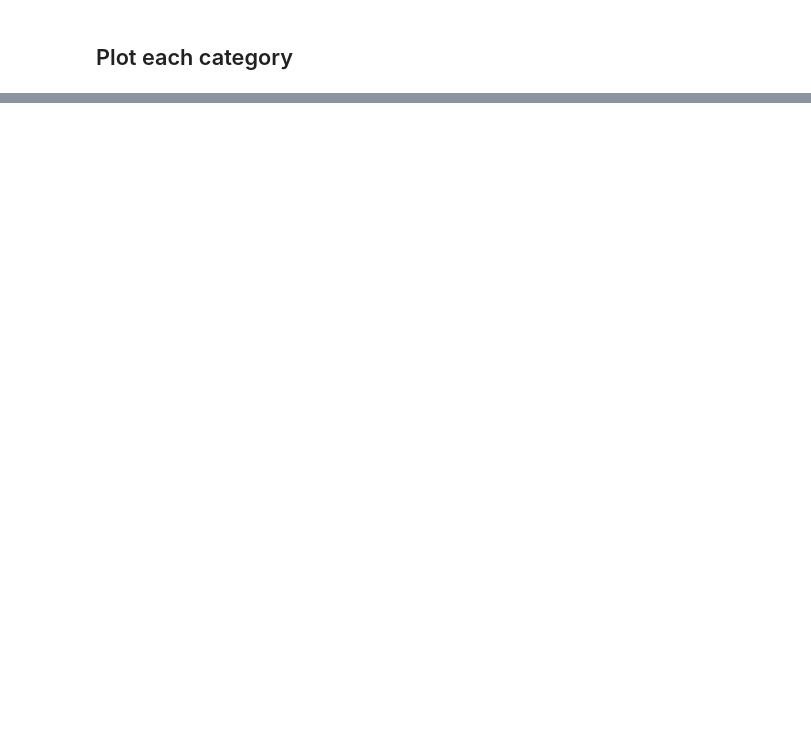
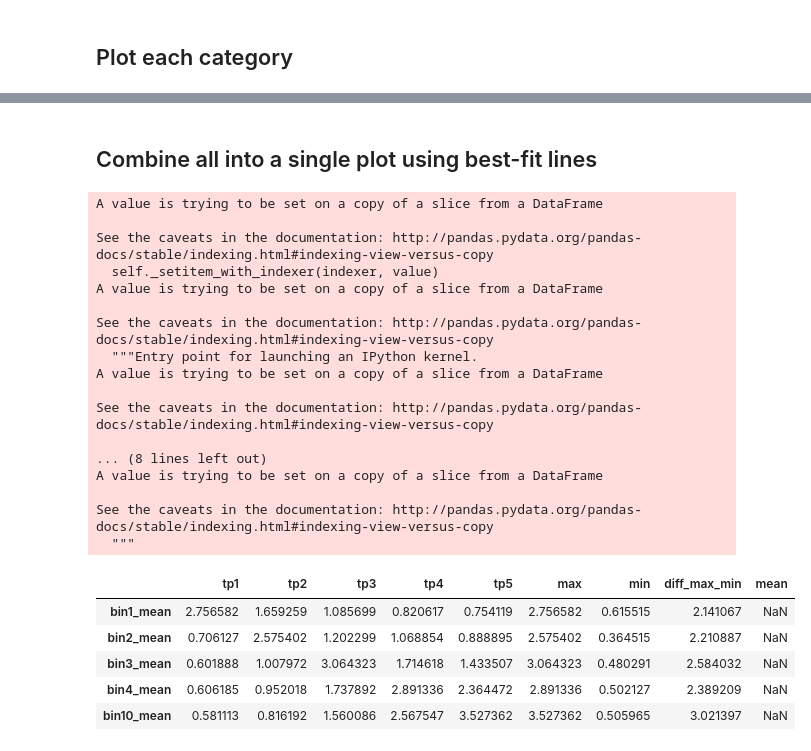
Before and after one commit to BIO465/2019_Winter_Protein_Growth_Time_Analysis, a Jupyter notebook: Figure1.ipynb, the cells around one changed output, grey strips where cells are left out. Cells and saved outputs as stored; diff of their text form; code cells hidden in the pictures; blank space fills up the shorter version.

```diff
--- a/Figure1.ipynb
+++ b/Figure1.ipynb
@@ -316,3 +316,45 @@ show(p)
 # %% [output]
 [interactive output not drawn]
 [interactive output not drawn]
+# %% [markdown]
+## Combine all into a single plot using best-fit lines
+# %%
+bin_1.loc['mean'] = bin_1.mean()
+bin_2.loc['mean'] = bin_2.mean()
+bin_3.loc['mean'] = bin_3.mean()
+bin_4.loc['mean'] = bin_4.mean()
+bin_10.loc['mean'] = bin_10.mean()
+
+columns = bin_1.columns
+bestfit_lines = pd.DataFrame(columns = columns)
+bestfit_lines.loc['bin1_mean'] = bin_1.loc['mean']
+bestfit_lines.loc['bin2_mean'] = bin_2.loc['mean']
+bestfit_lines.loc['bin3_mean'] = bin_3.loc['mean']
+bestfit_lines.loc['bin4_mean'] = bin_4.loc['mean']
+bestfit_lines.loc['bin10_mean'] = bin_10.loc['mean']
+
+bestfit_lines
+# %% [output]
+A value is trying to be set on a copy of a slice from a DataFrame
+
+See the caveats in the documentation: http://pandas.pydata.org/pandas-docs/stable/indexing.html#indexing-view-versus-copy
+  self._setitem_with_indexer(indexer, value)
+A value is trying to be set on a copy of a slice from a DataFrame
+
+See the caveats in the documentation: http://pandas.pydata.org/pandas-docs/stable/indexing.html#indexing-view-versus-copy
+  """Entry point for launching an IPython kernel.
+A value is trying to be set on a copy of a slice from a DataFrame
+
+See the caveats in the documentation: http://pandas.pydata.org/pandas-docs/stable/indexing.html#indexing-view-versus-copy
+
+... (8 lines left out)
+A value is trying to be set on a copy of a slice from a DataFrame
+
+See the caveats in the documentation: http://pandas.pydata.org/pandas-docs/stable/indexing.html#indexing-view-versus-copy
+  """
+|  | tp1 | tp2 | tp3 | tp4 | tp5 | max | min | diff_max_min | mean |
+| bin1_mean | 2.756582 | 1.659259 | 1.085699 | 0.820617 | 0.754119 | 2.756582 | 0.615515 | 2.141067 | NaN |
+| bin2_mean | 0.706127 | 2.575402 | 1.202299 | 1.068854 | 0.888895 | 2.575402 | 0.364515 | 2.210887 | NaN |
+| bin3_mean | 0.601888 | 1.007972 | 3.064323 | 1.714618 | 1.433507 | 3.064323 | 0.480291 | 2.584032 | NaN |
+| bin4_mean | 0.606185 | 0.952018 | 1.737892 | 2.891336 | 2.364472 | 2.891336 | 0.502127 | 2.389209 | NaN |
+| bin10_mean | 0.581113 | 0.816192 | 1.560086 | 2.567547 | 3.527362 | 3.527362 | 0.505965 | 3.021397 | NaN |
```
Also changed, not shown: parts of 8 cells of this notebook.
